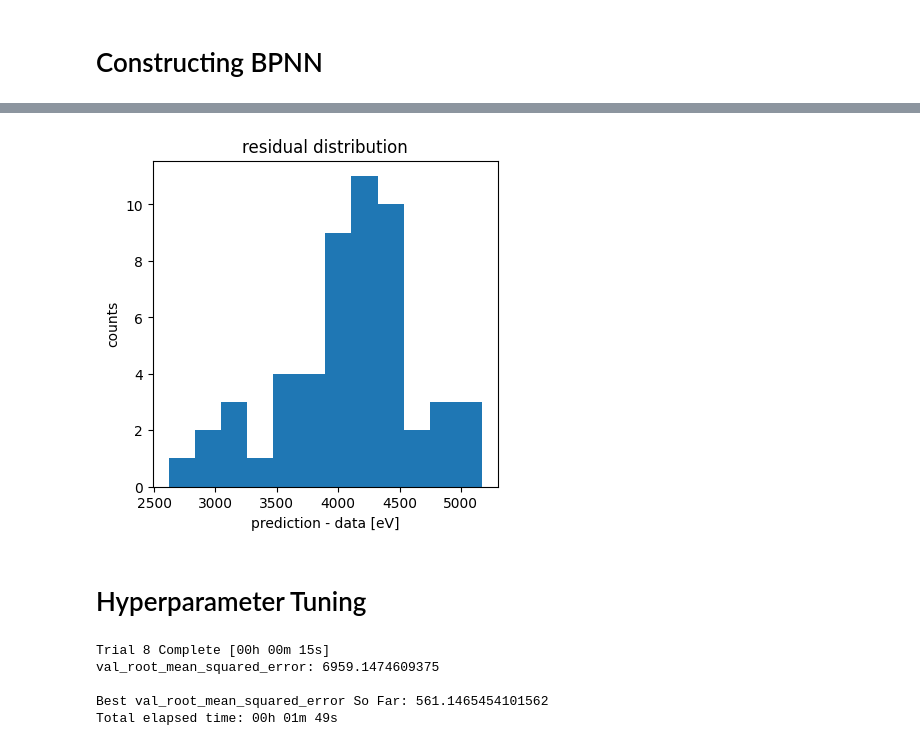
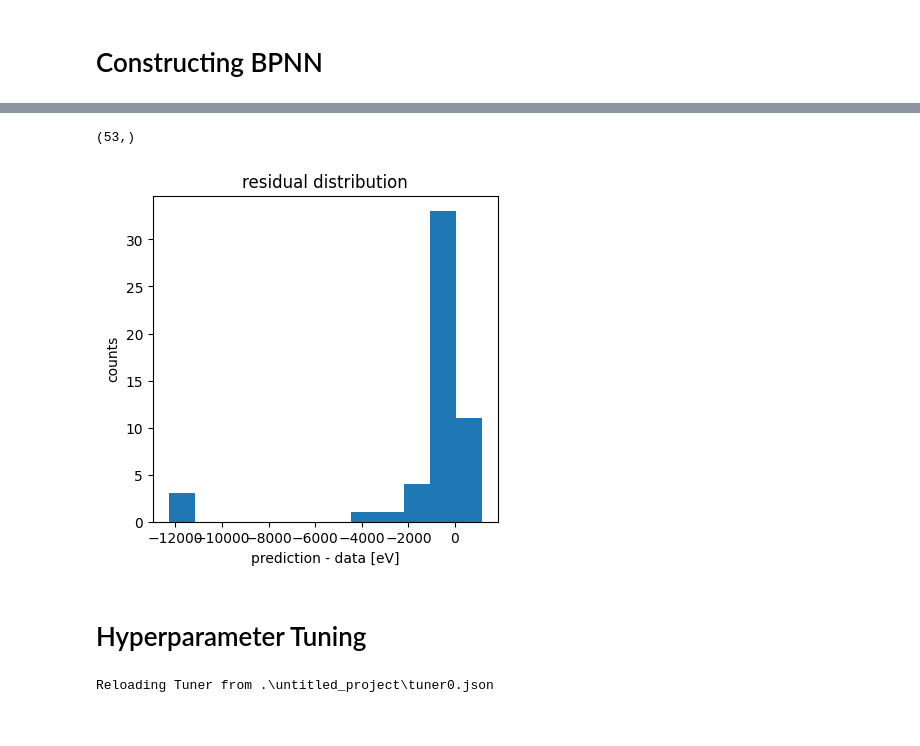
Before and after one commit to jprili/gnn-mlip, a Jupyter notebook: mlip.ipynb, the cells around one changed output, grey strips where cells are left out. Cells and saved outputs as stored; diff of their text form; code cells hidden in the pictures.

```diff
--- a/mlip.ipynb
+++ b/mlip.ipynb
@@ -63,8 +37,8 @@ X = np.array(
 # symmetries with 25 rows were calculated from SymmetryCalculator,
 # it can go up to 95 atoms but it's too slow
 
-for idx, x in enumerate(X):
-    X[idx] = scaler.fit_transform(x)
+#for idx, x in enumerate(X):
+#    X[idx] = scaler.fit_transform(x)
 
 # read energy file
 y = pd.read_csv(
@@ -82,7 +73,7 @@ X_test  = X[hi:]
 
 y_train = y[:lo]
 y_val   = y[lo:hi]
-y_test  = y[hi:]
+y_test  = y[hi:].to_numpy().reshape(-1)
 # %% [markdown]
 # Constructing BPNN
 # %%
@@ -98,8 +89,8 @@ model.compile(
     metrics = [keras.metrics.RootMeanSquaredError()]
 )
 # %%
-n_epochs = 100
-batch_sz = 10
+n_epochs = 80
+batch_sz = 20
 
 bpnn = model.fit(
     X_train, y_train,
@@ -179,22 +170,23 @@ plt.show()
 # %%
-diff = preds - y
-all_vals = np.append(preds, y)
+print(np.shape(y_test))
 
+diff = preds - y_test
 fig, ax = plt.subplots(
     nrows = 1,
     ncols = 1,
     figsize = (4,4),
     constrained_layout = True
 )
 
 ax.set_title("residual distribution")
 ax.set_xlabel("prediction - data [eV]")
 ax.set_ylabel("counts")
 ax.hist(diff, bins = 12)
 
 plt.show()
 # %% [output]
+(53,)
-[figure, old version]
+[figure, new version]
 # %% [markdown]
 # Hyperparameter Tuning
 # %%
@@ -226,21 +215,17 @@ def build_model(hp):
 tuner = keras_tuner.GridSearch(
     build_model,
     objective = "val_root_mean_squared_error",
-    max_trials = 8
+    max_trials = 27
 )
 
 tuner.search(
     X_train, y_train,
     epochs = n_epochs,
     validation_data = (X_val, y_val),
-    verbose = 1
+    verbose = 0
 )
 # %% [output]
-Trial 8 Complete [00h 00m 15s]
-val_root_mean_squared_error: 6959.1474609375
-
-Best val_root_mean_squared_error So Far: 561.1465454101562
-Total elapsed time: 00h 01m 49s
+Reloading Tuner from .\untitled_project\tuner0.json
 # %%
 tuned_hp = tuner.get_best_hyperparameters()[0]
 tf.keras.backend.clear_session()
```
Also changed, not shown: parts of 15 cells of this notebook.
